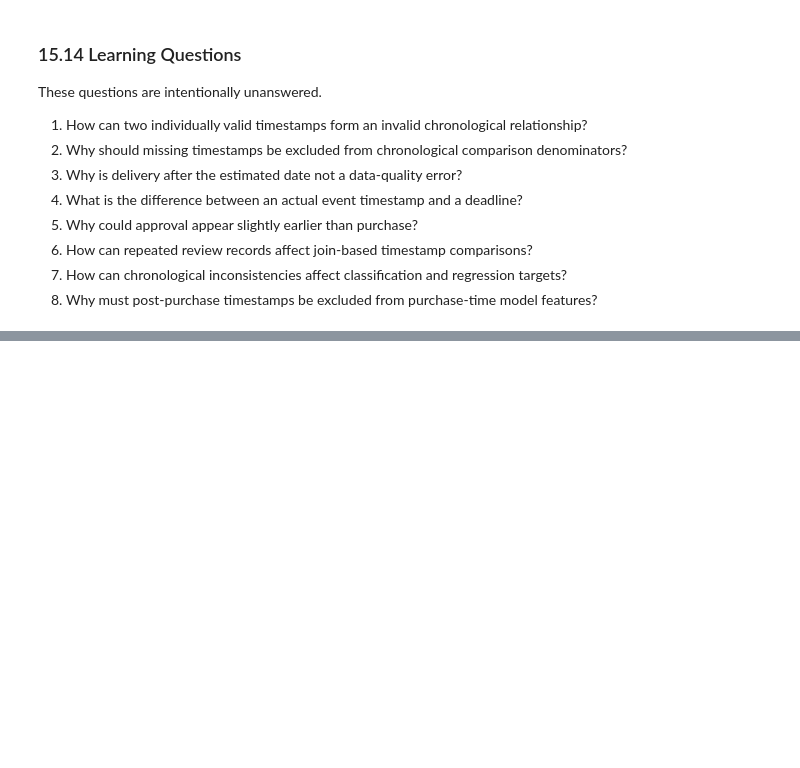
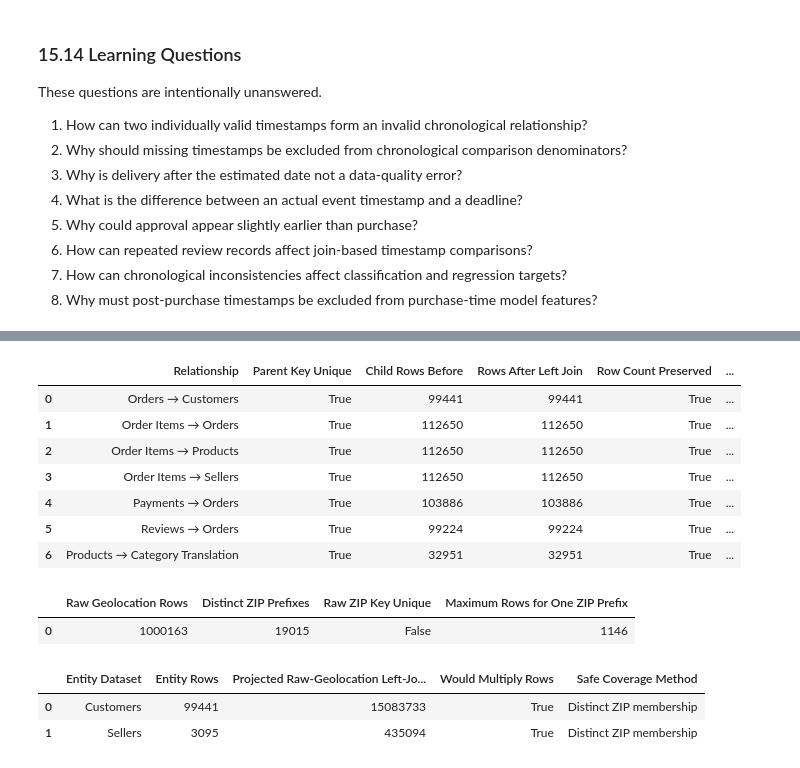
Before and after one commit to mmubashir95/ecommerce-delivery-intelligence, a Jupyter notebook: notebooks/02_data_quality.ipynb, the cells around one changed output, grey strips where cells are left out. Cells and saved outputs as stored; diff of their text form; code cells hidden in the pictures; blank space fills up the shorter version.

```diff
--- a/notebooks/02_data_quality.ipynb
+++ b/notebooks/02_data_quality.ipynb
@@ -3433,0 +3776,74 @@ These questions are intentionally unanswered.
+# %%
+join_diagnostics_rows = []
+diagnostic_relationships = [
+    ("Orders → Customers", raw_datasets["Orders"], "customer_id", raw_datasets["Customers"], "customer_id"),
+    ("Order Items → Orders", raw_datasets["Order Items"], "order_id", raw_datasets["Orders"], "order_id"),
+    ("Order Items → Products", raw_datasets["Order Items"], "product_id", raw_datasets["Products"], "product_id"),
+    ("Order Items → Sellers", raw_datasets["Order Items"], "seller_id", raw_datasets["Sellers"], "seller_id"),
+    ("Payments → Orders", raw_datasets["Payments"], "order_id", raw_datasets["Orders"], "order_id"),
+    ("Reviews → Orders", raw_datasets["Reviews"], "order_id", raw_datasets["Orders"], "order_id"),
+    ("Products → Category Translation", raw_datasets["Products"], "product_category_name", raw_datasets["Category Translation"], "product_category_name"),
+]
+
+for relationship, child, child_key, parent, parent_key in diagnostic_relationships:
+    parent_marker = f"{parent_key}__parent_match"
+    parent_keys = parent[[parent_key]].rename(columns={parent_key: parent_marker})
+    temporary_join = child[[child_key]].merge(
+        parent_keys, left_on=child_key, right_on=parent_marker,
+        how="left", validate="many_to_one",
+    )
+    join_diagnostics_rows.append({
+        "Relationship": relationship,
+        "Parent Key Unique": bool(parent[parent_key].is_unique),
+        "Child Rows Before": len(child),
+        "Rows After Left Join": len(temporary_join),
+        "Row Count Preserved": len(temporary_join) == len(child),
+        "Null Parent Matches After Left Join": int(temporary_join[parent_marker].isna().sum()),
+        "Rows Retained by Inner Join": int(child[child_key].isin(parent[parent_key].dropna()).sum()),
+    })
+
+join_diagnostics = pd.DataFrame(join_diagnostics_rows)
+assert join_diagnostics["Parent Key Unique"].all(), "Expected parent key is not unique."
+assert join_diagnostics["Row Count Preserved"].all(), "A many-to-one left join changed child grain."
+
+# Frequency arithmetic demonstrates raw-geolocation multiplication without
+# materializing two unnecessarily large diagnostic joins.
+raw_geo_zip_frequency = geolocation_zip_reference["geolocation_zip_code_prefix"].value_counts()
+geolocation_multiplication = pd.DataFrame([
+    {
+        "Entity Dataset": dataset_name,
+        "Entity Rows": len(entity),
+        "Projected Raw-Geolocation Left-Join Rows": int(
+            entity[zip_column].map(raw_geo_zip_frequency).fillna(1).sum()
+        ),
+        "Would Multiply Rows": bool(raw_geo_zip_frequency.gt(1).any()),
+        "Safe Coverage Method": "Distinct ZIP membership",
+    }
+    for dataset_name, entity, zip_column in [
+        ("Customers", customers_zip_reference, "customer_zip_code_prefix"),
+        ("Sellers", sellers_zip_reference, "seller_zip_code_prefix"),
+    ]
+])
+
+display(join_diagnostics)
+display(pd.DataFrame([{
+    "Raw Geolocation Rows": len(geolocation_zip_reference),
+    "Distinct ZIP Prefixes": geolocation_zip_reference["geolocation_zip_code_prefix"].nunique(),
+    "Raw ZIP Key Unique": geolocation_zip_reference["geolocation_zip_code_prefix"].is_unique,
+    "Maximum Rows for One ZIP Prefix": int(raw_geo_zip_frequency.max()),
+}]))
+display(geolocation_multiplication)
+# %% [output]
+|  | Relationship | Parent Key Unique | Child Rows Before | Rows After Left Join | Row Count Preserved | ... |
+| 0 | Orders → Customers | True | 99441 | 99441 | True | ... |
+| 1 | Order Items → Orders | True | 112650 | 112650 | True | ... |
+| 2 | Order Items → Products | True | 112650 | 112650 | True | ... |
+| 3 | Order Items → Sellers | True | 112650 | 112650 | True | ... |
+| 4 | Payments → Orders | True | 103886 | 103886 | True | ... |
+| 5 | Reviews → Orders | True | 99224 | 99224 | True | ... |
+| 6 | Products → Category Translation | True | 32951 | 32951 | True | ... |
+|  | Raw Geolocation Rows | Distinct ZIP Prefixes | Raw ZIP Key Unique | Maximum Rows for One ZIP Prefix |
+| 0 | 1000163 | 19015 | False | 1146 |
+|  | Entity Dataset | Entity Rows | Projected Raw-Geolocation Left-Jo... | Would Multiply Rows | Safe Coverage Method |
+| 0 | Customers | 99441 | 15083733 | True | Distinct ZIP membership |
+| 1 | Sellers | 3095 | 435094 | True | Distinct ZIP membership |
```
Also changed, not shown: parts of 25 cells of this notebook.
